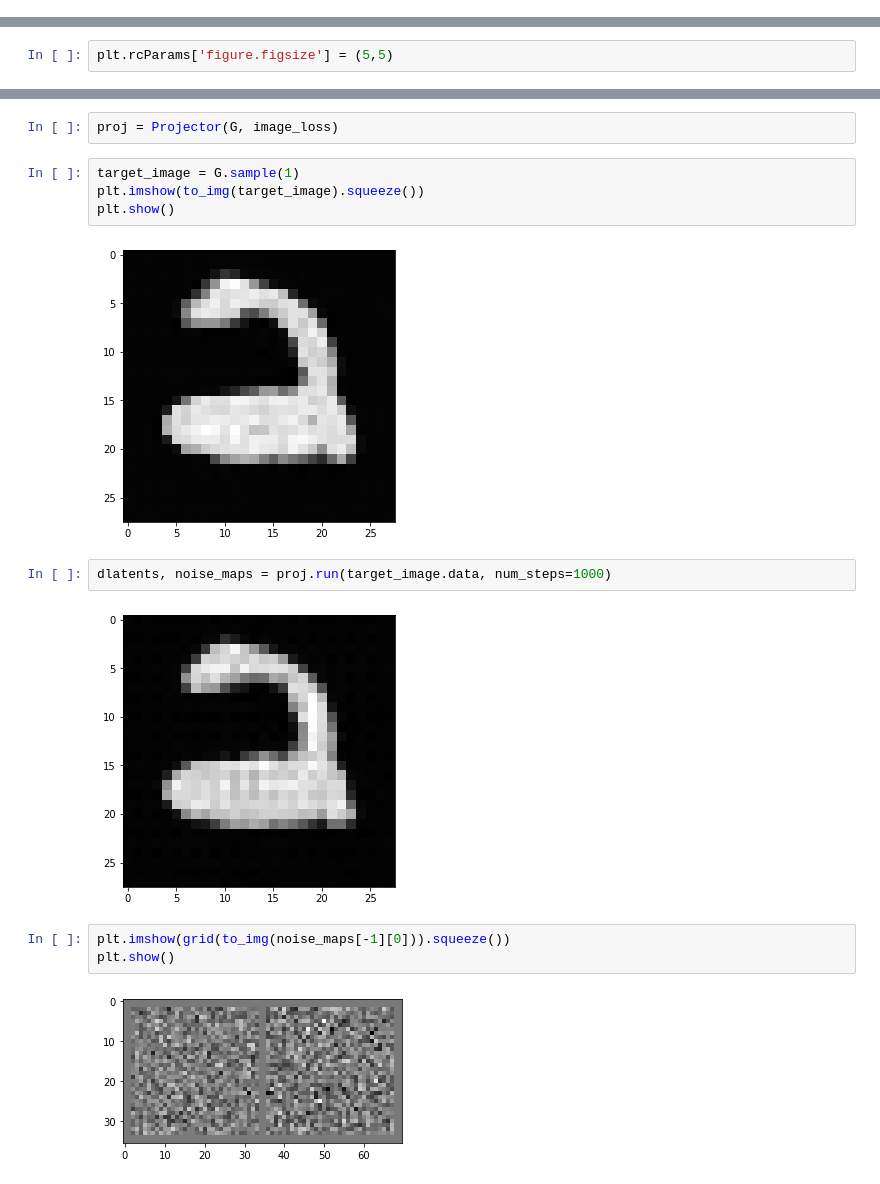
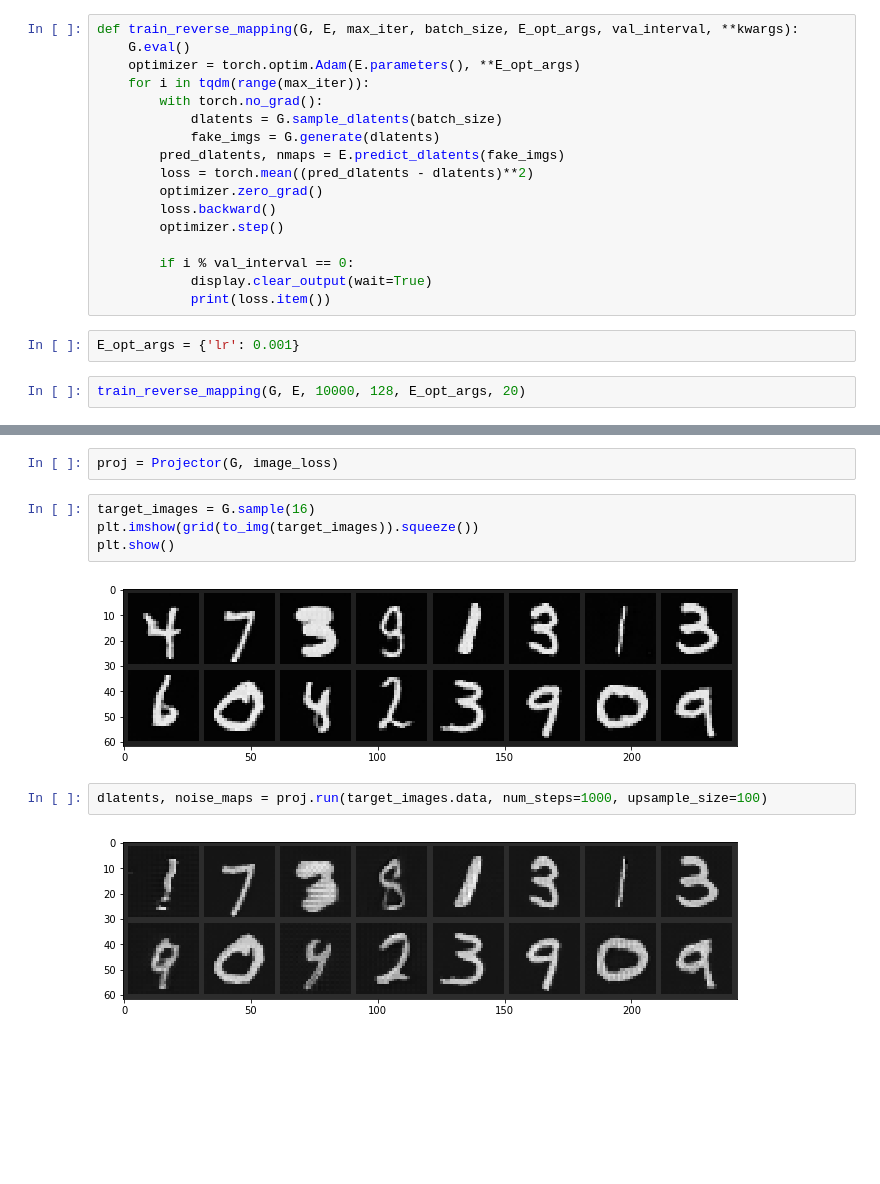
Before and after one commit to simplerick/stylegan2_pytorch, a Jupyter notebook: stylegan2.ipynb, the cells around one changed output, grey strips where cells are left out. Cells and saved outputs as stored; diff of their text form; blank space fills up the shorter version.

````diff
--- a/stylegan2.ipynb
+++ b/stylegan2.ipynb
@@ -423,3 +392,24 @@ def train_E(G, E, max_iter, batch_size, E_opt_args, mapping_opt_args,
+# %%
+def train_reverse_mapping(G, E, max_iter, batch_size, E_opt_args, val_interval, **kwargs):
+    G.eval()
+    optimizer = torch.optim.Adam(E.parameters(), **E_opt_args)
+    for i in tqdm(range(max_iter)):
+        with torch.no_grad():
+            dlatents = G.sample_dlatents(batch_size)
+            fake_imgs = G.generate(dlatents)
+        pred_dlatents, nmaps = E.predict_dlatents(fake_imgs)
+        loss = torch.mean((pred_dlatents - dlatents)**2)
+        optimizer.zero_grad()
+        loss.backward()
+        optimizer.step()
+
+        if i % val_interval == 0:
+            display.clear_output(wait=True)
+            print(loss.item())
+# %%
+E_opt_args = {'lr': 0.001}
+# %%
+train_reverse_mapping(G, E, 10000, 128, E_opt_args, 20)
 # %% [markdown]
 ```
 
@@ -431,5 +421,3 @@ def train_E(G, E, max_iter, batch_size, E_opt_args, mapping_opt_args,
-# %%
-plt.rcParams['figure.figsize'] = (5,5)
 # %%
 class Projector():
     def __init__(self,
@@ -516,17 +515,12 @@ Loading model from: /home/o2chan/PerceptualSimilarity/models/weights/v0.1/squeez
 # %%
 proj = Projector(G, image_loss)
 # %%
-target_image = G.sample(1)
-plt.imshow(to_img(target_image).squeeze())
+target_images = G.sample(16)
+plt.imshow(grid(to_img(target_images)).squeeze())
 plt.show()
 # %% [output]
-[figure, old version]
+[figure, new version]
 # %%
-dlatents, noise_maps = proj.run(target_image.data, num_steps=1000)
+dlatents, noise_maps = proj.run(target_images.data, num_steps=1000, upsample_size=100)
 # %% [output]
-[figure, old version]
+[figure, new version]
-# %%
-plt.imshow(grid(to_img(noise_maps[-1][0])).squeeze())
-plt.show()
-# %% [output]
-[figure, removed]
````
Also changed, not shown: parts of 20 cells of this notebook.
